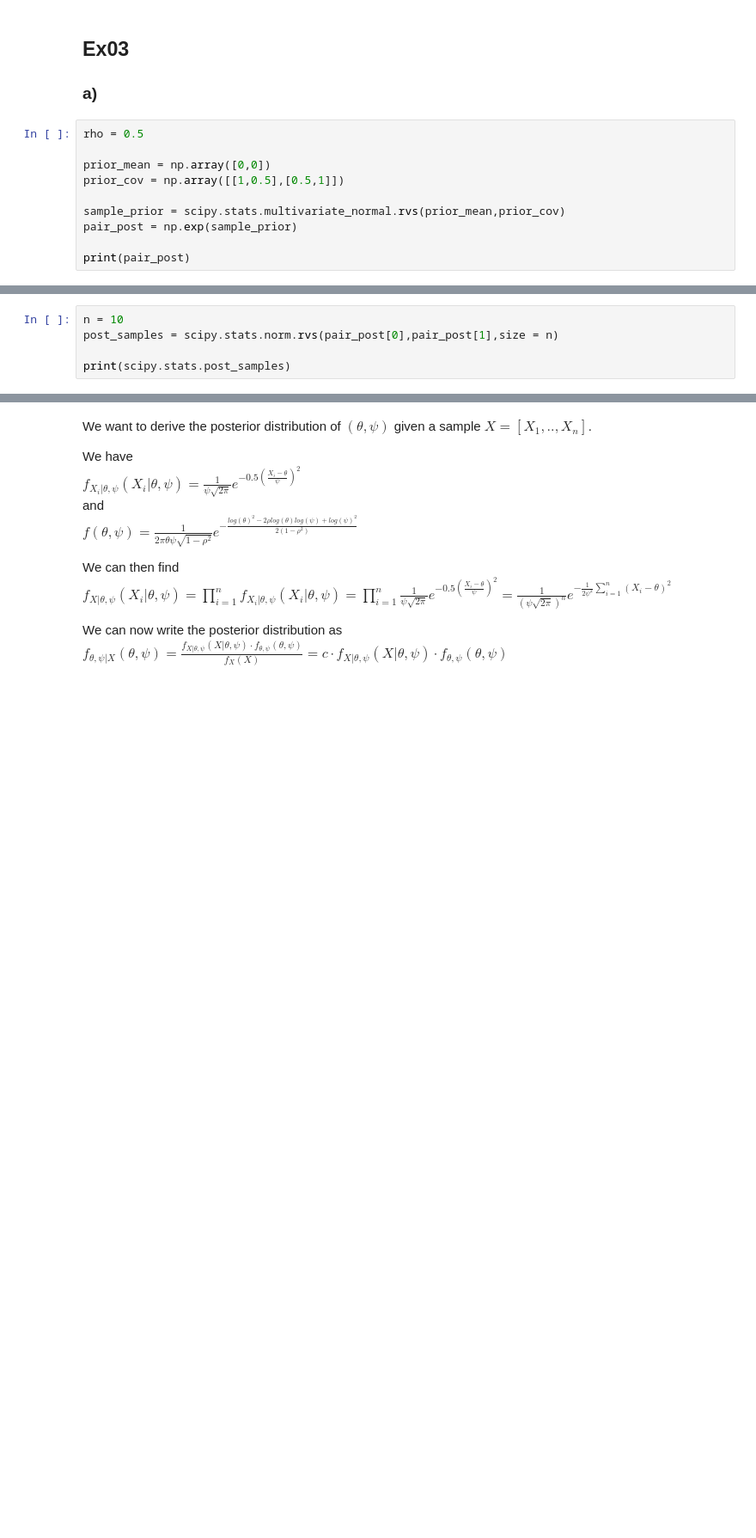
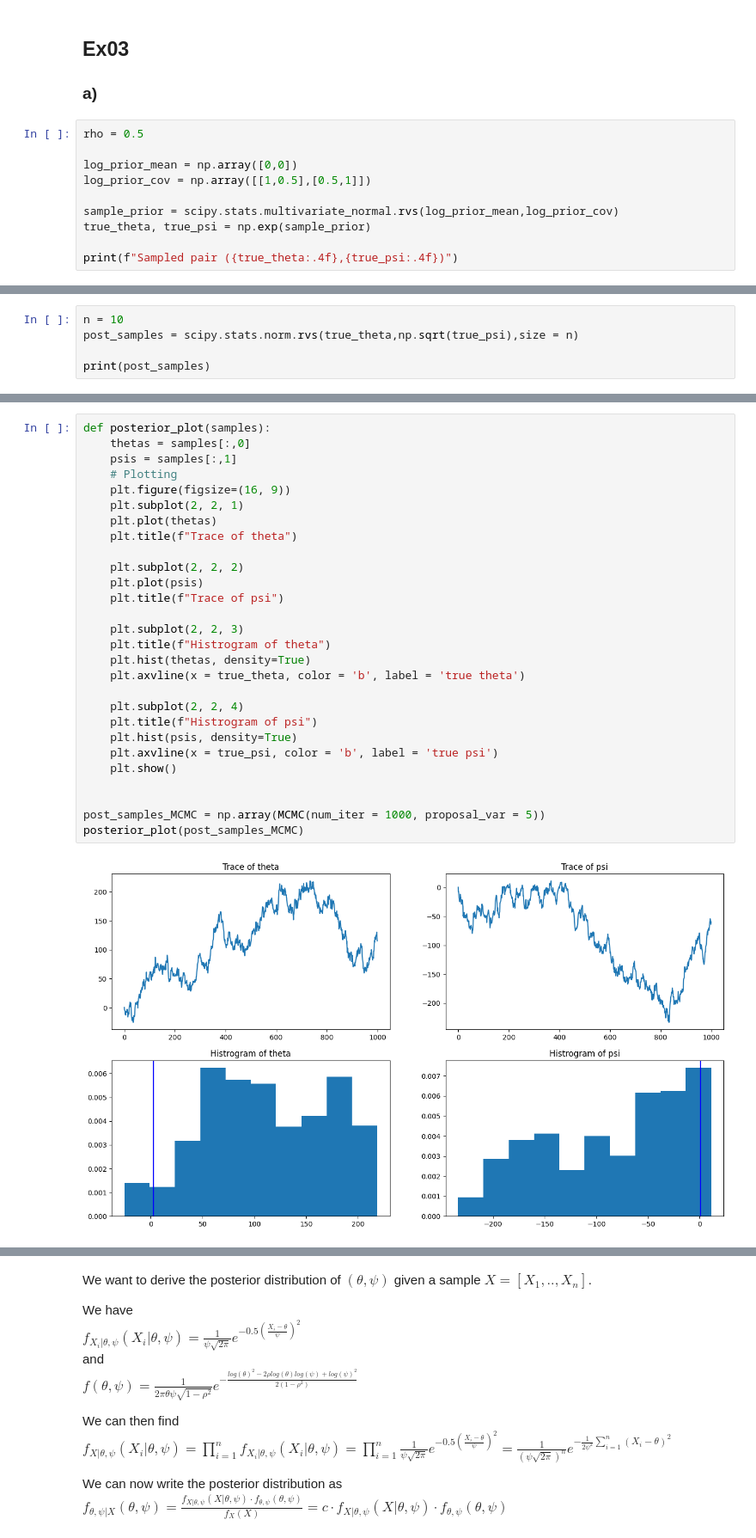
Before and after one commit to WeatherBoy/02443_Code, a Jupyter notebook: ex6.ipynb, the cells around one changed output, grey strips where cells are left out. Shown at 86% size. Drawn from its saved outputs; the diff is of its cells as text; blank space fills up the shorter version.

```diff
--- a/ex6.ipynb
+++ b/ex6.ipynb
@@ -533,11 +545,11 @@ $$
 # %%
 rho = 0.5
 
-prior_mean = np.array([0,0])
-prior_cov = np.array([[1,0.5],[0.5,1]])
+log_prior_mean = np.array([0,0])
+log_prior_cov = np.array([[1,0.5],[0.5,1]])
 
-sample_prior = scipy.stats.multivariate_normal.rvs(prior_mean,prior_cov)
-pair_post = np.exp(sample_prior)
+sample_prior = scipy.stats.multivariate_normal.rvs(log_prior_mean,log_prior_cov)
+true_theta, true_psi = np.exp(sample_prior)
 
-print(pair_post)
+print(f"Sampled pair ({true_theta:.4f},{true_psi:.4f})")
 # %% [output]
@@ -547,6 +560,6 @@ print(pair_post)
 # %%
 n = 10
-post_samples = scipy.stats.norm.rvs(pair_post[0],pair_post[1],size = n)
+post_samples = scipy.stats.norm.rvs(true_theta,np.sqrt(true_psi),size = n)
 
-print(scipy.stats.post_samples)
+print(post_samples)
 # %% [output]
@@ -594,0 +639,30 @@ def MCMC(num_iter : int, Y_0: int = None, burn_in_ratio : float = 0.5):
+# %%
+def posterior_plot(samples):
+    thetas = samples[:,0]
+    psis = samples[:,1]
+    # Plotting
+    plt.figure(figsize=(16, 9))
+    plt.subplot(2, 2, 1)
+    plt.plot(thetas)
+    plt.title(f"Trace of theta")
+
+    plt.subplot(2, 2, 2)
+    plt.plot(psis)
+    plt.title(f"Trace of psi")
+
+    plt.subplot(2, 2, 3)
+    plt.title(f"Histrogram of theta")
+    plt.hist(thetas, density=True)
+    plt.axvline(x = true_theta, color = 'b', label = 'true theta')
+
+    plt.subplot(2, 2, 4)
+    plt.title(f"Histrogram of psi")
+    plt.hist(psis, density=True)
+    plt.axvline(x = true_psi, color = 'b', label = 'true psi')
+    plt.show()
+
+
+post_samples_MCMC = np.array(MCMC(num_iter = 1000, proposal_var = 5))
+posterior_plot(post_samples_MCMC)
+# %% [output]
+[figure, added]
```
Also changed, not shown: parts of 12 cells of this notebook.
